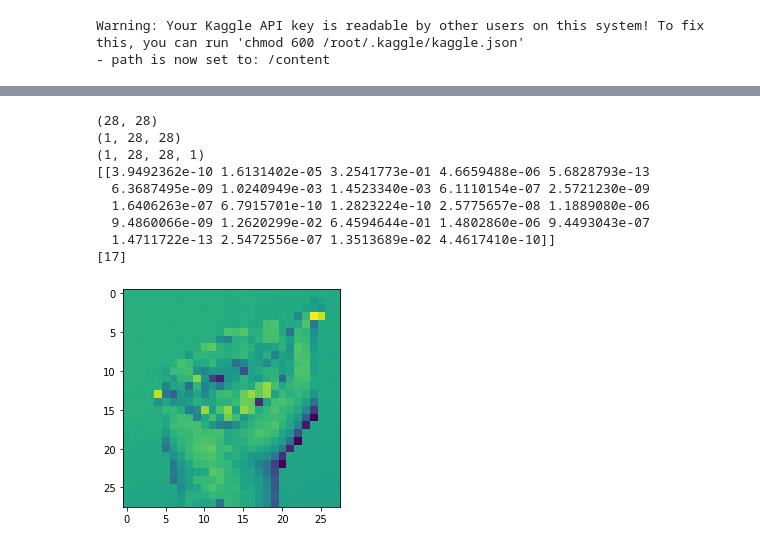
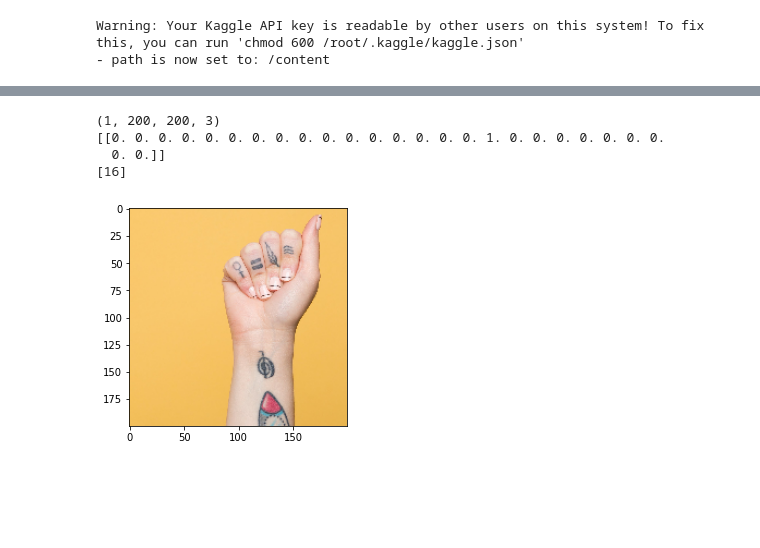
Before and after one commit to Blackcipher101/ASL-detector, a Jupyter notebook: ASLdetection.ipynb, the cells around one changed output, grey strips where cells are left out. Saved outputs shown, nothing was run; the diff lists cells and outputs as text; code cells hidden in the pictures; blank space fills up the shorter version.

```diff
--- a/ASLdetection.ipynb
+++ b/ASLdetection.ipynb
@@ -145,9 +184,6 @@ model = tf.keras.models.Sequential([
-# %%
-batch_size = 128
-num_classes = 24
-epochs = 50
 # %%
-model.compile(loss = tf.keras.losses.categorical_crossentropy, optimizer=tf.keras.optimizers.Adam(),
+model.compile(optimizer='adam',
+              loss=tf.keras.losses.SparseCategoricalCrossentropy(from_logits=True),
               metrics=['accuracy'])
 # %%
 model.summary()
@@ -170,4 +206,2 @@ Trainable params: 132,696
 Non-trainable params: 0
 _________________________________________________________________
-# %%
-history = model.fit(x_train, y_train, validation_data = (x_test, y_test), epochs=epochs, batch_size=batch_size)
@@ -191,0 +208,10 @@ Epoch 50/50
+# %%
+epochs = 6
+
+history = model.fit_generator(
+    train_data_gen,
+    steps_per_epoch=int(np.ceil(train_data_gen.n / float(batch_size))),
+    epochs=epochs,
+    validation_data=val_data_gen,
+    validation_steps=int(np.ceil(val_data_gen.n / float(batch_size)))
+)
@@ -246,39 +264,31 @@ from google.colab.patches import cv2_imshow
 # %%
 import numpy as np
-img = cv2.imread('logo.png',0)
+import cv2
+img = cv2.imread('logo.png', cv2.IMREAD_UNCHANGED)
+img= cv2.cvtColor(img, cv2.COLOR_BGR2RGB)
+x=800
+y=1400
+h=1500
+w=1500
+cropimg=img[x:x+h,y:y+w]
+im=cv2.resize(cropimg,(200,200))
 
-y=800
-x=1900
-h=1000
-w=900
-crop_img = img1[y:y+h, x:x+w]
-im=cv2.resize(crop_img,(28,28))
-#im.reshape((28,28))
-
-print(im.shape) # (28,28)
 
 
 plt.imshow(im)
 batch = np.expand_dims(im,axis=0)
 print(batch.shape) # (1, 28, 28)
-batch = np.expand_dims(batch,axis=3)
-print(batch.shape) # (1, 28, 28,1)
 
 
 
 
 test=model.predict(batch)
 print(test)
 predicted_ids = np.argmax(test, axis=-1)
 print(predicted_ids)
 # %% [output]
-(28, 28)
-(1, 28, 28)
-(1, 28, 28, 1)
-[[3.9492362e-10 1.6131402e-05 3.2541773e-01 4.6659488e-06 5.6828793e-13
-  6.3687495e-09 1.0240949e-03 1.4523340e-03 6.1110154e-07 2.5721230e-09
-  1.6406263e-07 6.7915701e-10 1.2823224e-10 2.5775657e-08 1.1889080e-06
-  9.4860066e-09 1.2620299e-02 6.4594644e-01 1.4802860e-06 9.4493043e-07
-  1.4711722e-13 2.5472556e-07 1.3513689e-02 4.4617410e-10]]
-[17]
+(1, 200, 200, 3)
+[[0. 0. 0. 0. 0. 0. 0. 0. 0. 0. 0. 0. 0. 0. 0. 0. 1. 0. 0. 0. 0. 0. 0. 0.
+  0. 0.]]
+[16]
-[figure, old version]
+[figure, new version]
```
Also changed, not shown: parts of 44 cells of this notebook.
